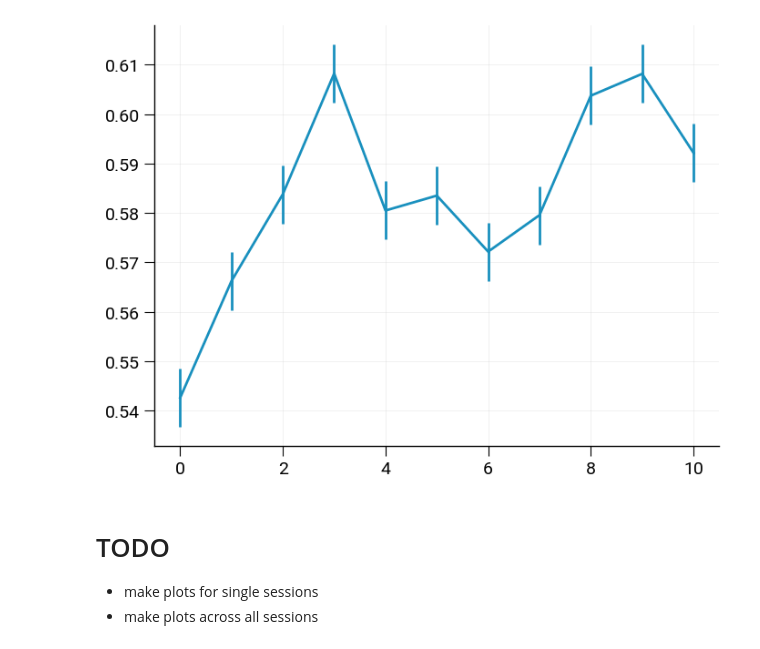
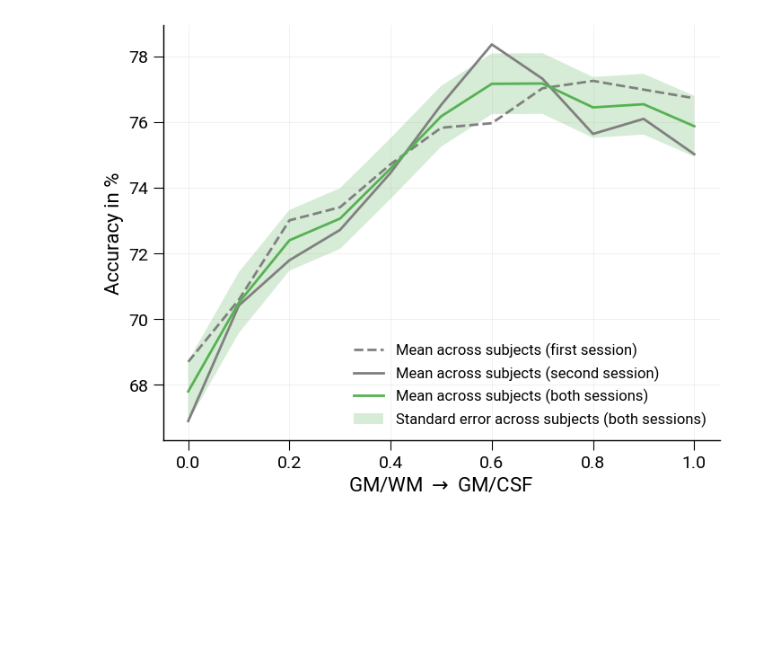
Before and after one commit to haenelt/odc, a Jupyter notebook: notebooks/decoding_profile.ipynb, the cells around one changed output. Saved outputs shown, nothing was run; the diff lists cells and outputs as text; code cells hidden in the pictures; blank space fills up the shorter version.

```diff
--- a/notebooks/decoding_profile.ipynb
+++ b/notebooks/decoding_profile.ipynb
@@ -12,43 +12,67 @@ plt.style.use(os.path.join(module_path, "src", "default.mplstyle"))
 
 subjects = ["p1", "p2", "p3", "p4", "p5"]
 
 DIR_DATA = "/data/pt_01880/Experiment1_ODC/paper/decoding"
 
-def _something(input):
+def plot_data(input, part, color, linestyle, label):
 
     y_mean = []
     for subj in subjects:
         path = Path(DIR_DATA) / subj
         aha = path.glob(f"{input}*")
         files = []
         for i, f in enumerate(aha):
-            if i == 0:
-                continue
+            if part == 0:
+                if i == 0:
+                    continue
+            if part == 1:
+                if i == 1:
+                    continue
+            if part == 2:
+                pass
             file = f / "bandpass_none/accuracy.csv"
             files.append(file)
 
         for file in files:
             data = np.genfromtxt(file, delimiter=',')
             nlayer = np.shape(data)[0]
 
             y = np.zeros(nlayer)
             for j in range(nlayer):
-                y[j] = np.mean(data[j, :])
+                y[j] = np.mean(data[j, :] * 100)
 
             y_mean.append(y)
 
     y_mean = np.array(y_mean)
     y_mean = np.mean(y_mean, axis=0)
     y_sem = sem(y_mean, axis=0)
 
-    plt.errorbar(np.arange(nlayer), y_mean, y_sem, fmt='.-')
+    if part == 2:
+        plt.plot(np.linspace(0, 1, nlayer), y_mean, color=color, linestyle=linestyle, linewidth=2, label=label)
+        #plt.errorbar(np.arange(nlayer), y_mean, y_sem, fmt='.-', color=color, alpha=alpha)
+        plt.fill_between(np.linspace(0, 1, nlayer), y_mean-y_sem, y_mean+y_sem, facecolor=color, interpolate=True, alpha=0.24, label="Standard error across subjects (both sessions)")
+        #plt.plot(np.arange(nlayer), y_mean-y_sem, linestyle="--", linewidth=2, color=color, alpha=alpha)
+        #plt.plot(np.arange(nlayer), y_mean+y_sem, linestyle="--", linewidth=2, color=color, alpha=alpha)
+    else:
+        plt.plot(np.linspace(0, 1, nlayer), y_mean, color=color, linestyle=linestyle, label=label)
 
-
-for f in ["V"]:
-    _something(f)
+f = "S"
+fig, ax = plt.subplots(figsize=(8,6))
+if f == "V":
+    color="#1990BE"
+    file_out = "/data/pt_01880/decoding_vaso.svg"
+elif f == "G":
+    color="#A12A48"
+    file_out = "/data/pt_01880/decoding_ge.svg"
+elif f == "S":
+    color="#57B154"
+    file_out = "/data/pt_01880/decoding_se.svg"
+plot_data(f, part=0, color="gray", linestyle="--", label="Mean across subjects (first session)")
+plot_data(f, part=1, color="gray", linestyle="-", label="Mean across subjects (second session)")
+plot_data(f, part=2, color=color, linestyle="-", label="Mean across subjects (both sessions)")
+plt.xlabel(r"GM/WM $\rightarrow$ GM/CSF")
+plt.ylabel("Accuracy in %")
+plt.legend(loc="lower right")
+fig.savefig(file_out, dpi=300, bbox_inches="tight", transparent=True, format="svg")
 # %% [output]
-[figure, old version]
+[figure, new version]
-# %% [markdown]
-# TODO
-- make plots for single sessions
-- make plots across all sessions
```
Also changed, not shown: 4 other files.
